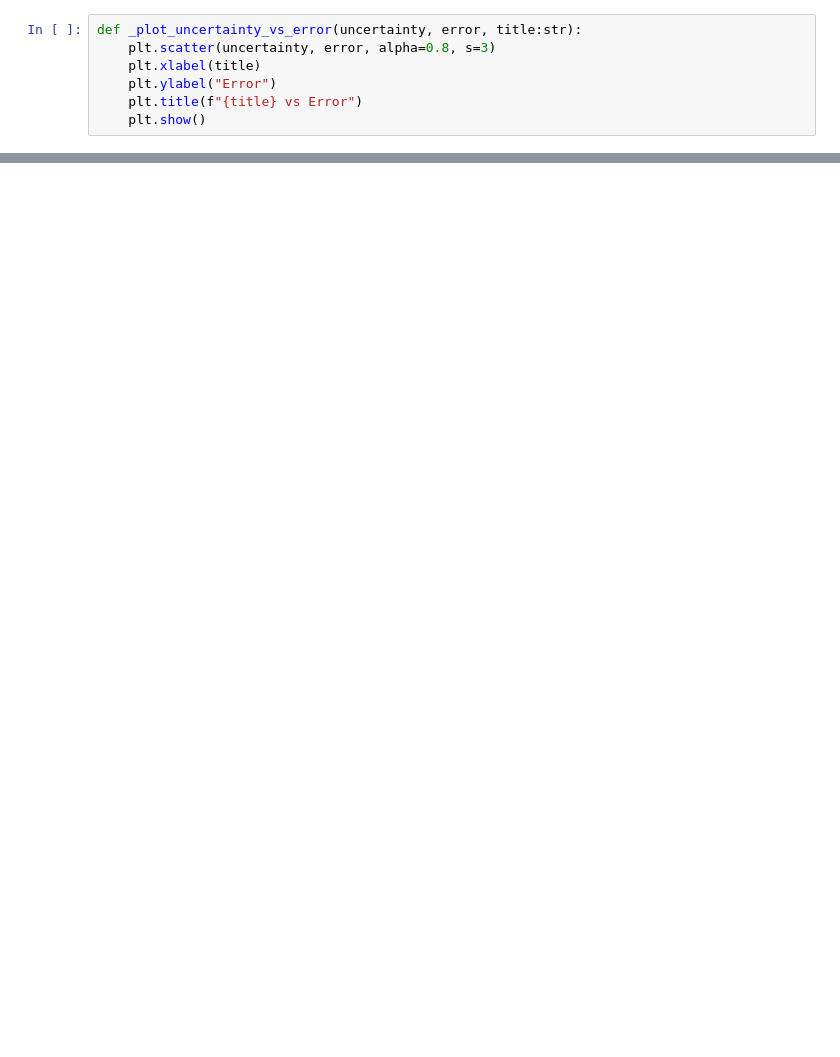
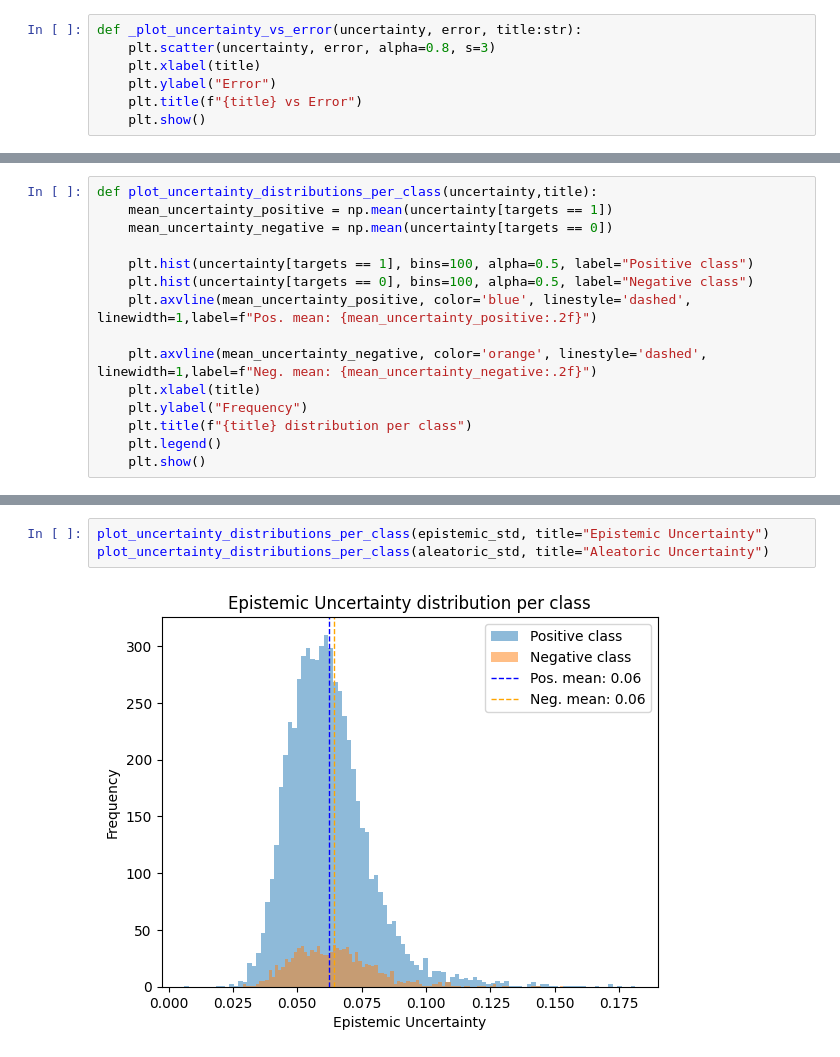
Before and after one commit to JonahNiklas/Pre-project-transformer, a Jupyter notebook: p2p_lending/visualize_resutls.ipynb, the cells around one changed output, grey strips where cells are left out. Drawn from its saved outputs; the diff is of its cells as text; blank space fills up the shorter version.

```diff
--- a/p2p_lending/visualize_resutls.ipynb
+++ b/p2p_lending/visualize_resutls.ipynb
@@ -62 +144,16 @@ def _plot_uncertainty_vs_error(uncertainty, error, title:str):
+# %%
+def plot_uncertainty_distributions_per_class(uncertainty,title):
+    mean_uncertainty_positive = np.mean(uncertainty[targets == 1])
+    mean_uncertainty_negative = np.mean(uncertainty[targets == 0])
+
+    plt.hist(uncertainty[targets == 1], bins=100, alpha=0.5, label="Positive class")
+    plt.hist(uncertainty[targets == 0], bins=100, alpha=0.5, label="Negative class")
+    plt.axvline(mean_uncertainty_positive, color='blue', linestyle='dashed', linewidth=1,label=f"Pos. mean: {mean_uncertainty_positive:.2f}")
+
+    plt.axvline(mean_uncertainty_negative, color='orange', linestyle='dashed', linewidth=1,label=f"Neg. mean: {mean_uncertainty_negative:.2f}")
+    plt.xlabel(title)
+    plt.ylabel("Frequency")
+    plt.title(f"{title} distribution per class")
+    plt.legend()
+    plt.show()
 # %%
@@ -151,0 +183,5 @@ _plot_acc_over_quantiles_per_class(probas, targets, aleatoric_std)
+# %%
+plot_uncertainty_distributions_per_class(epistemic_std, title="Epistemic Uncertainty")
+plot_uncertainty_distributions_per_class(aleatoric_std, title="Aleatoric Uncertainty")
+# %% [output]
+[figure, added]
```
Also changed, not shown: parts of 11 cells of this notebook, 8 other files.
